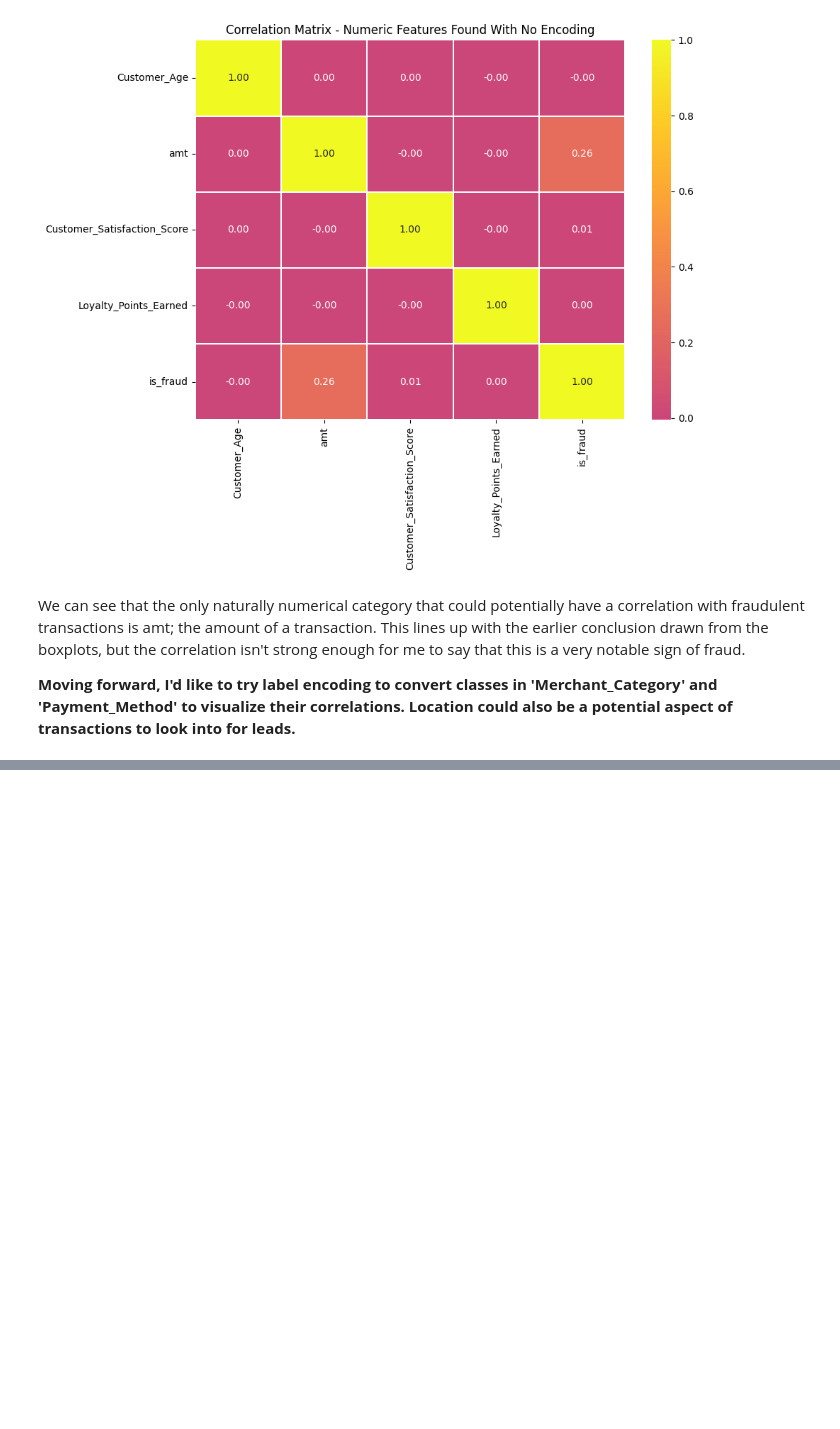
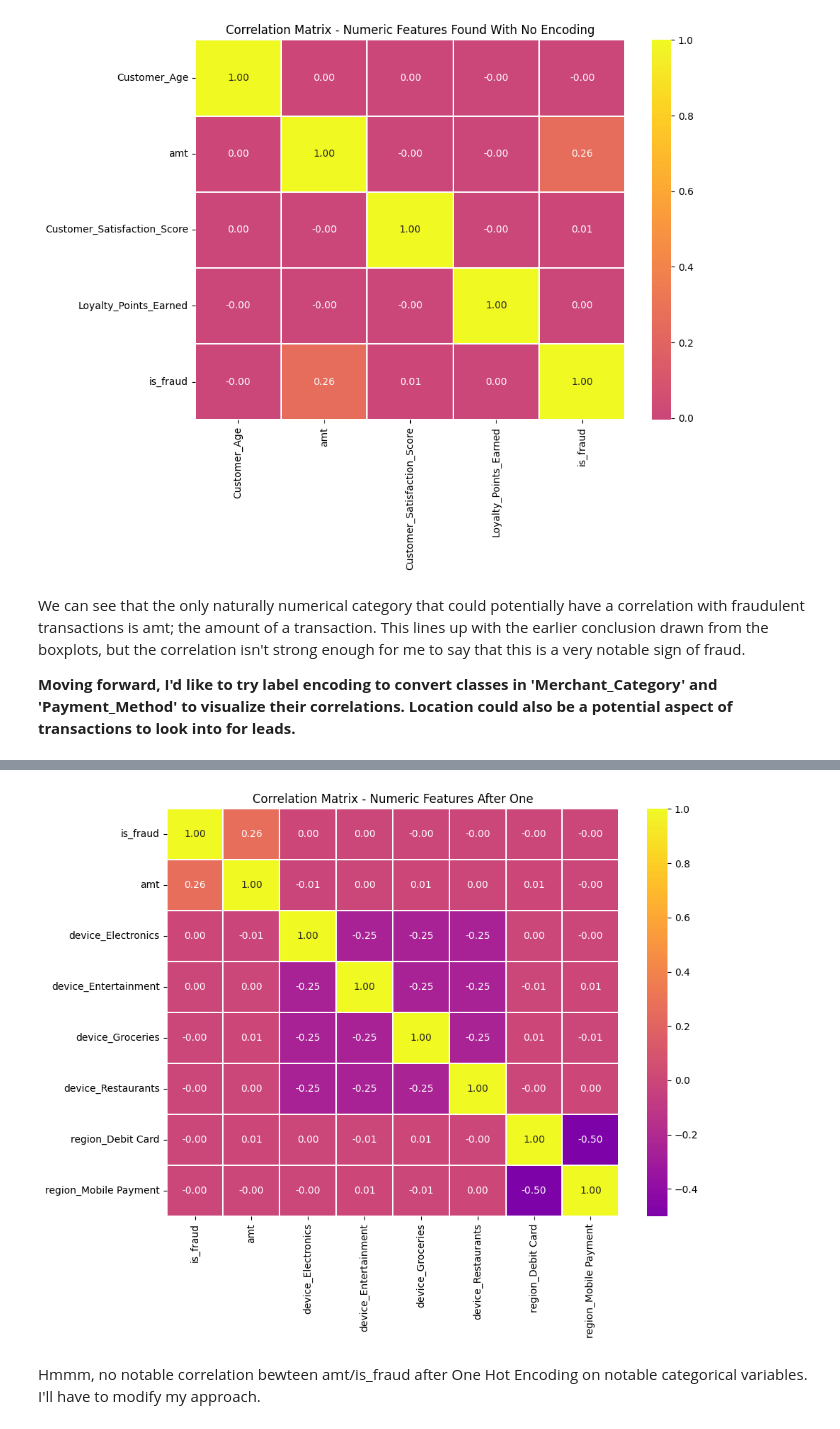
Before and after one commit to CeruleanAcorn/final_project_iat_461, a Jupyter notebook: final_project.ipynb, the cells around one changed output, grey strips where cells are left out. Cells and saved outputs as stored; diff of their text form; code cells hidden in the pictures; blank space fills up the shorter version.

Commit message:
Added One Hot Encoding attempt (Pre-Checkpoint 2)

```diff
--- a/final_project.ipynb
+++ b/final_project.ipynb
@@ -324,3 +324,19 @@ plt.show()
 We can see that the only naturally numerical category that could potentially have a correlation with fraudulent transactions is amt; the amount of a transaction. This lines up with the earlier conclusion drawn from the boxplots, but the correlation isn't strong enough for me to say that this is a very notable sign of fraud.
 
 **Moving forward, I'd like to try label encoding to convert classes in 'Merchant_Category' and 'Payment_Method' to visualize their correlations. Location could also be a potential aspect of transactions to look into for leads.**
+# %%
+merchant_dummies = pd.get_dummies(df['Merchant_Category'], prefix='device', drop_first=True).astype(int)
+payment_dummies = pd.get_dummies(df['Payment_Method'], prefix='region', drop_first=True).astype(int)
+
+X = pd.concat([
+    df['is_fraud'],
+    df['amt'],
+    merchant_dummies,
+    payment_dummies
+], axis=1)
+
+assert X.isnull().sum().sum() == 0
+print(f"Feature matrix shape: {X.shape}")
+print(f"Missing values in X: {X.isnull().sum().sum()}")
+print(f"\nFeature columns \n{X.columns.tolist()}")
+X.head(3)
@@ -326,0 +354,22 @@ We can see that the only naturally numerical category that could potentially hav
+# %%
+corr = X.corr()
+
+fig, ax = plt.subplots(figsize = (10, 8))
+
+sns.heatmap (
+    corr,
+    annot=True,
+    fmt='.2f',
+    cmap='plasma',
+    center = 0,
+    ax = ax,
+    linewidths=0.35
+)
+
+ax.set_title("Correlation Matrix - Numeric Features After One")
+plt.tight_layout()
+plt.show()
+# %% [output]
+[figure, added]
+# %% [markdown]
+Hmmm, no notable correlation bewteen amt/is_fraud after One Hot Encoding on notable categorical variables. I'll have to modify my approach.
```
Also changed, not shown: parts of 3 cells of this notebook.
